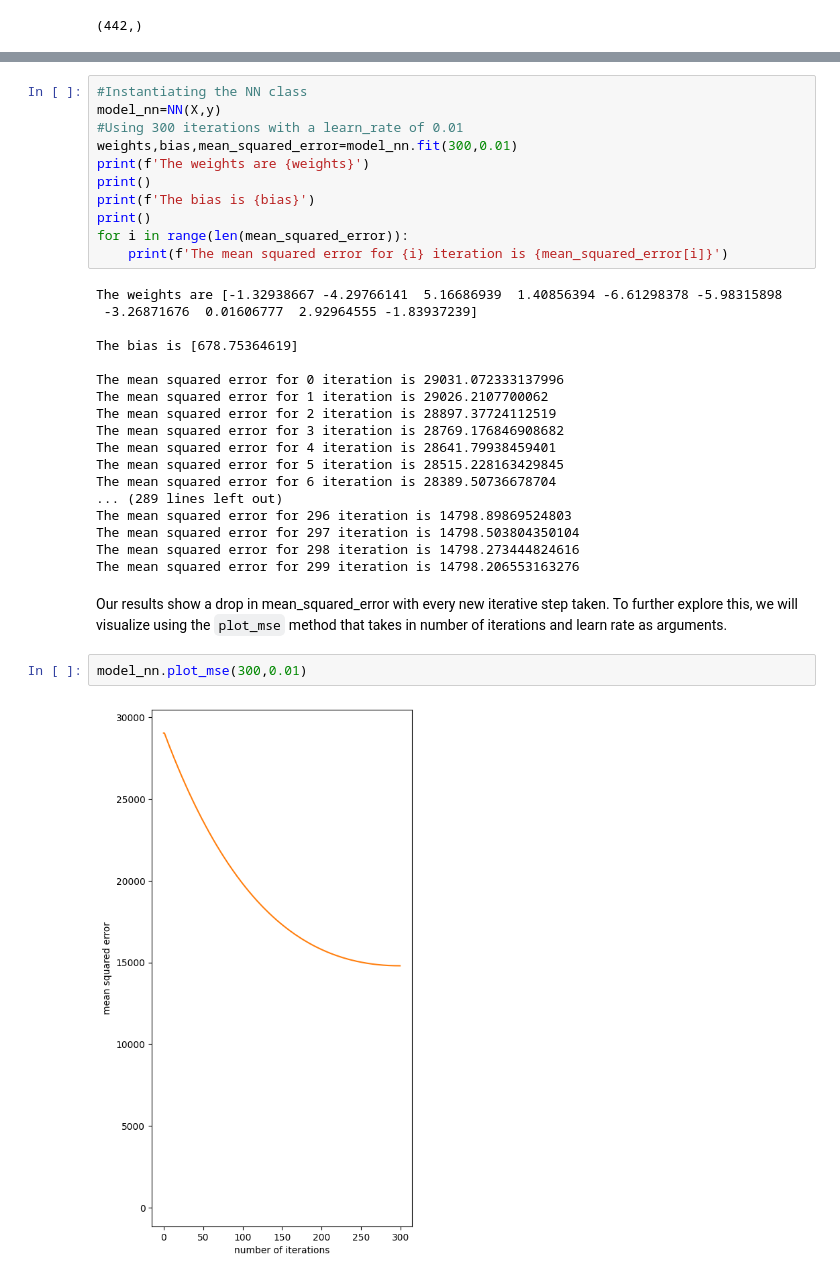
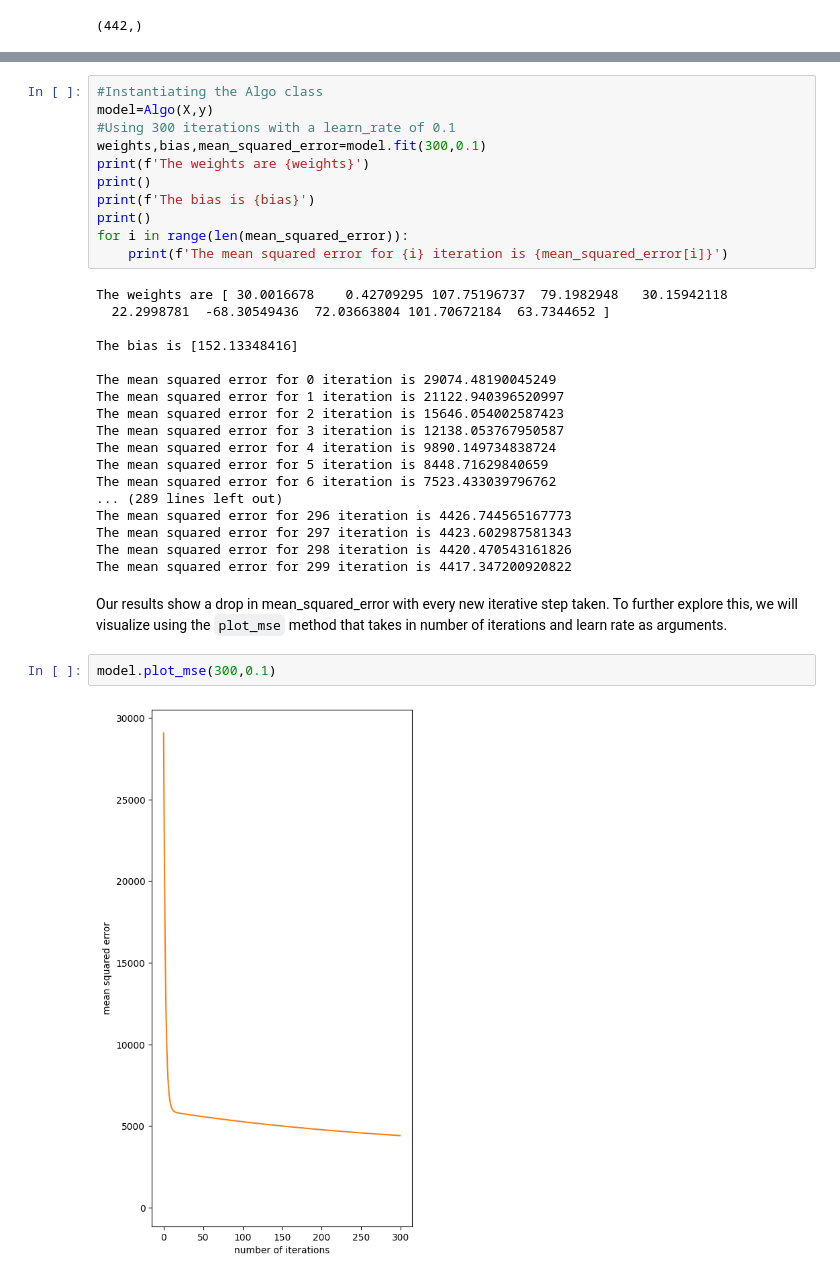
Before and after one commit to Jess607/Implementation-of-the-gradient-descent-optimization-algorithm, a Jupyter notebook: main.ipynb, the cells around one changed output, grey strips where cells are left out. Drawn from its saved outputs; the diff is of its cells as text.

Commit message:
Creating simple regression model

```diff
--- a/main.ipynb
+++ b/main.ipynb
@@ -61,8 +59,8 @@ Trying out the NN algorithm first. The class has two prominent methods; one that
 # %%
-#Instantiating the NN class
-model_nn=NN(X,y)
-#Using 300 iterations with a learn_rate of 0.01
-weights,bias,mean_squared_error=model_nn.fit(300,0.01)
+#Instantiating the Algo class
+model=Algo(X,y)
+#Using 300 iterations with a learn_rate of 0.1
+weights,bias,mean_squared_error=model.fit(300,0.1)
 print(f'The weights are {weights}')
 print()
 print(f'The bias is {bias}')
@@ -70,27 +68,27 @@ print()
 for i in range(len(mean_squared_error)):
     print(f'The mean squared error for {i} iteration is {mean_squared_error[i]}')
 # %% [output]
-The weights are [-1.32938667 -4.29766141  5.16686939  1.40856394 -6.61298378 -5.98315898
- -3.26871676  0.01606777  2.92964555 -1.83937239]
+The weights are [ 30.0016678    0.42709295 107.75196737  79.1982948   30.15942118
+  22.2998781  -68.30549436  72.03663804 101.70672184  63.7344652 ]
 
-The bias is [678.75364619]
+The bias is [152.13348416]
 
-The mean squared error for 0 iteration is 29031.072333137996
-The mean squared error for 1 iteration is 29026.2107700062
-The mean squared error for 2 iteration is 28897.37724112519
-The mean squared error for 3 iteration is 28769.176846908682
-The mean squared error for 4 iteration is 28641.79938459401
-The mean squared error for 5 iteration is 28515.228163429845
-The mean squared error for 6 iteration is 28389.50736678704
+The mean squared error for 0 iteration is 29074.48190045249
+The mean squared error for 1 iteration is 21122.940396520997
+The mean squared error for 2 iteration is 15646.054002587423
+The mean squared error for 3 iteration is 12138.053767950587
+The mean squared error for 4 iteration is 9890.149734838724
+The mean squared error for 5 iteration is 8448.71629840659
+The mean squared error for 6 iteration is 7523.433039796762
 ... (289 lines left out)
-The mean squared error for 296 iteration is 14798.89869524803
-The mean squared error for 297 iteration is 14798.503804350104
-The mean squared error for 298 iteration is 14798.273444824616
-The mean squared error for 299 iteration is 14798.206553163276
+The mean squared error for 296 iteration is 4426.744565167773
+The mean squared error for 297 iteration is 4423.602987581343
+The mean squared error for 298 iteration is 4420.470543161826
+The mean squared error for 299 iteration is 4417.347200920822
 # %% [markdown]
 Our results show a drop in mean_squared_error with every new iterative step taken. To further explore this, we will visualize using the `plot_mse` method that takes in number of iterations and learn rate as arguments.
 # %%
-model_nn.plot_mse(300,0.01)
+model.plot_mse(300,0.1)
 # %% [output]
-[figure, old version]
+[figure, new version]
 # %% [markdown]
```
Also changed, not shown: parts of 8 cells of this notebook.
